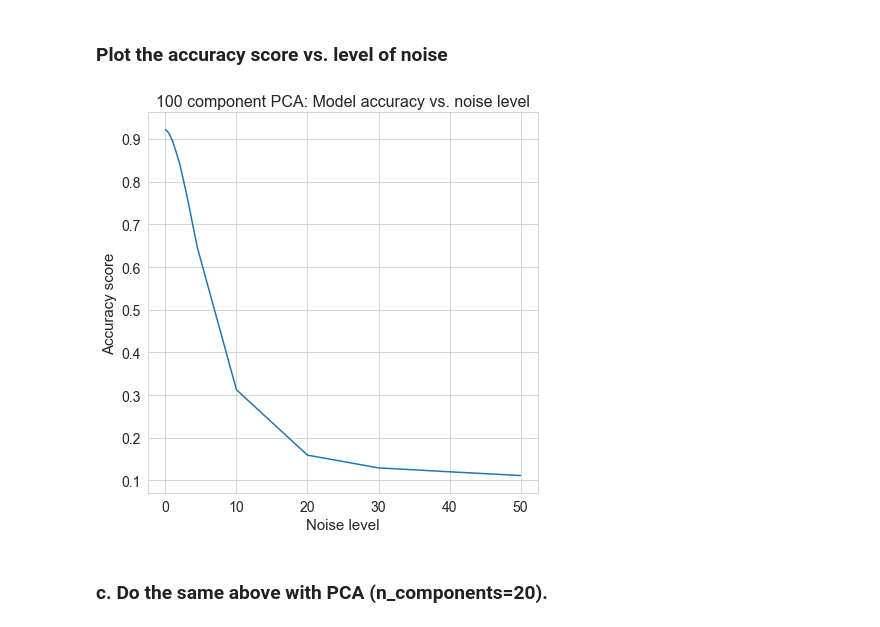
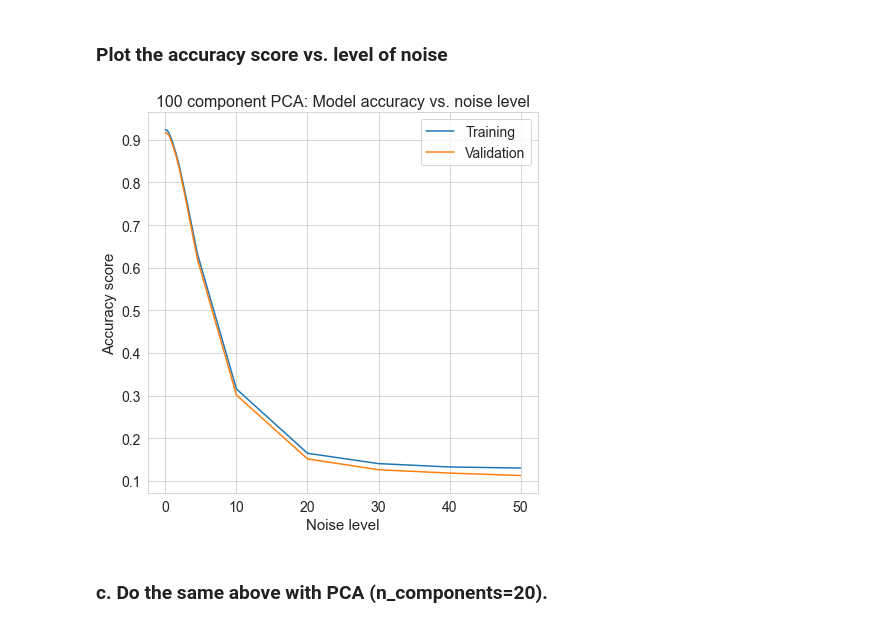
Before and after one commit to drichts/Machine_Learning, a Jupyter notebook: Assign2_drichts/Question_1.ipynb, the cells around one changed output. Cells and saved outputs as stored; diff of their text form; code cells hidden in the pictures.

```diff
--- a/Assign2_drichts/Question_1.ipynb
+++ b/Assign2_drichts/Question_1.ipynb
@@ -121,7 +174,8 @@ plt.show()
 ### b. Do the same step above; however, use a fixed PCA (n_component=100) this time. Plot accuracy vs. n_noise on the same plot.
 # %%
 # Initialize an array to hold the accuracy score for each level of n_noise, this time with PCA with 100 components
-acc_with_pca100 = np.zeros(len(n_noise))
+acc_with_pca100_tr = np.zeros(len(n_noise))
+acc_with_pca100_va = np.zeros(len(n_noise))
 
 # For loop to loop through the n_noise values and fit the data with Logistic Regessor
 for c_idx, c_noise in enumerate(n_noise):
@@ -131,17 +185,23 @@ for c_idx, c_noise in enumerate(n_noise):
     noise_va = noise_valid * c_noise
 
     # Set temporary variables in the loop to the baseline MNIST training and validation set and scale
-    inp_tr = input_tr/255
-    inp_va = input_va/255
+    inp_tr_temp = input_tr/255
+    inp_va_temp = input_va/255
 
     # Add the noise to the MNIST data and normalize
-    inp_tr = (inp_tr + noise_tr)/(1 + c_noise)
-    inp_va = (inp_va + noise_va)/(1 + c_noise)
+    inp_tr_temp = (inp_tr_temp + noise_tr)/(1 + c_noise)
+    inp_va_temp = (inp_va_temp + noise_va)/(1 + c_noise)
 
-    # Print the shape of the training and validation sets
+    # Combine the training and test sets
+    inpT = np.concatenate((inp_tr_temp, inp_va_temp))
+
+    # Print the noise level and shape of input set
     print('Noise level:', c_noise)
-    print('Data shape: ', np.shape(inp_tr), np.shape(inp_va))
+    print('The shape of the concatenated input training and validation set is: ', np.shape(inpT))
     print()
+
+    # Split the data into training and test
+    inp_tr, inp_va, tar_tr, tar_va = train_test_split(inpT, tarT, test_size=0.3, random_state=0)
 
     # Initialize the PCA transformer with n_components = 100
     pca = PCA(n_components=100)
@@ -155,13 +215,14 @@ for c_idx, c_noise in enumerate(n_noise):
     log_reg = LogisticRegression(penalty='l2', verbose=1)
 
     # Fit the data
-    log_reg.fit(inp_tr_pca, target_tr)  # fit the model with training set
+    log_reg.fit(inp_tr_pca, tar_tr)  # fit the model with training set
 
     # Predict the training and validation sets
     pred_tr = log_reg.predict(inp_tr_pca)
     pred_va = log_reg.predict(inp_va_pca)
 
     # Find the accuracy score of the metric
-    acc_with_pca100[c_idx] = metrics.accuracy_score(pred_va, target_va)
+    acc_with_pca100_tr[c_idx] = metrics.accuracy_score(pred_tr, tar_tr)
+    acc_with_pca100_va[c_idx] = metrics.accuracy_score(pred_va, tar_va)
 # %% [output]
 Noise level: 0.0
@@ -215,14 +276,16 @@ Data shape:  (60000, 784) (10000, 784)
 # %%
 # Set up the accuracy vs. n_noise plot for no PCA
 fig_with_pca100 = plt.figure(figsize=(7, 7))
-plt.plot(n_noise, acc_with_pca100)
+plt.plot(n_noise, acc_with_pca100_tr)
+plt.plot(n_noise, acc_with_pca100_va)
 plt.title('100 component PCA: Model accuracy vs. noise level', fontsize=16)
 plt.xlabel('Noise level', fontsize=15)
 plt.ylabel('Accuracy score', fontsize=15)
 plt.tick_params(labelsize=14)
+plt.legend(['Training', 'Validation'], fontsize=14)
 plt.show()
 # %% [output]
-[figure, old version]
+[figure, new version]
 # %% [markdown]
 ### c. Do the same above with PCA (n_components=20).
 # %%
```
Also changed, not shown: parts of 7 cells of this notebook, 2 other files.
